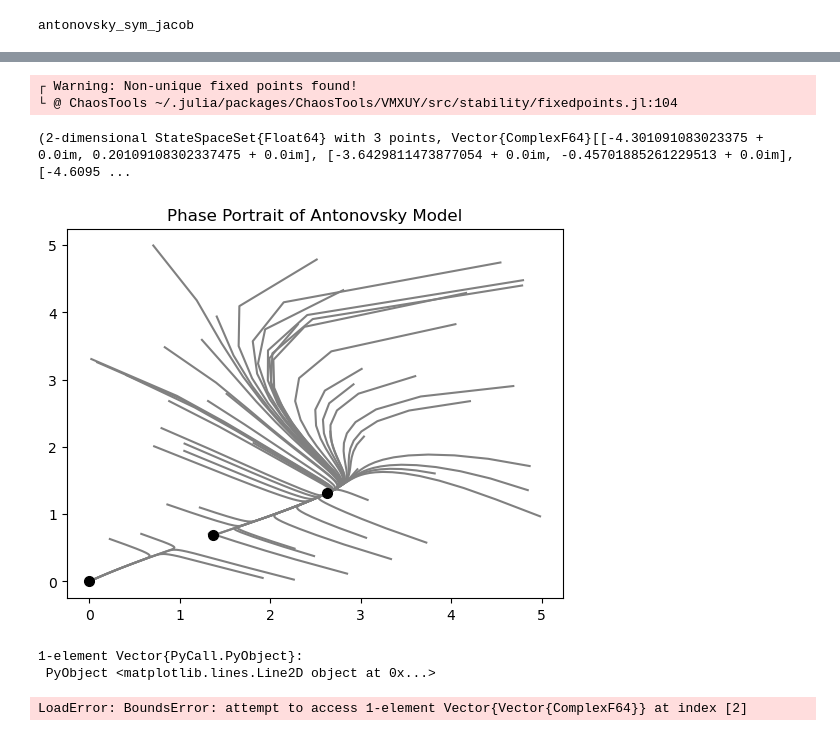
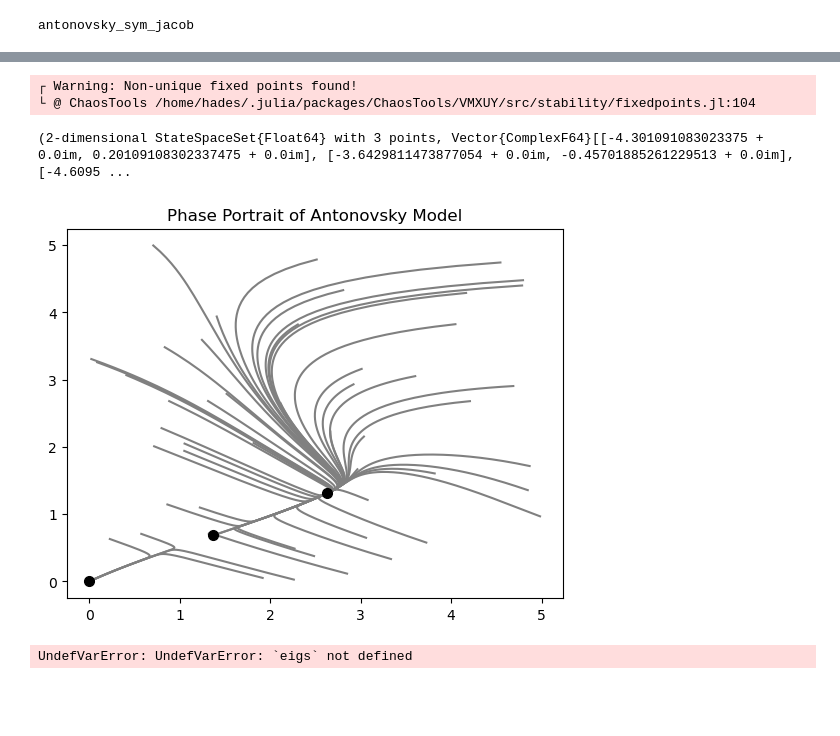
Before and after one commit to marcelvdla/CSSim, a Jupyter notebook: notebooks/jl_fig1.ipynb, the cells around one changed output, grey strips where cells are left out. Cells and saved outputs as stored; diff of their text form; code cells hidden in the pictures; blank space fills up the shorter version.

```diff
--- a/notebooks/jl_fig1.ipynb
+++ b/notebooks/jl_fig1.ipynb
@@ -21,5 +21,5 @@ n_states = 2
 
 # Create initial states
 rng = MersenneTwister(42)
-u0s = 5*rand(rng, Un_initial_points, n_states))
+u0s = 5*rand(rng, n_initial_points, n_states)
 # %% [output]
@@ -34,7 +50,7 @@ ds = one_forest_system(u0s[1, :]; ρ = ρ, f = f, h = h)
 fps, eigs, stable = fixedpoints(ds, box, antonovsky_jacob)
 # %% [output]
 ┌ Warning: Non-unique fixed points found!
-└ @ ChaosTools ~/.julia/packages/ChaosTools/VMXUY/src/stability/fixedpoints.jl:104
+└ @ ChaosTools /home/hades/.julia/packages/ChaosTools/VMXUY/src/stability/fixedpoints.jl:104
 (2-dimensional StateSpaceSet{Float64} with 3 points, Vector{ComplexF64}[[-4.301091083023375 + 0.0im, 0.20109108302337475 + 0.0im], [-3.6429811473877054 + 0.0im, -0.45701885261229513 + 0.0im], [-4.6095 ...
 # %%
 ## symbolic jacobian for antonvosky model
@@ -42,28 +58,28 @@ fps, eigs, stable = fixedpoints(ds, box, antonovsky_jacob)
 # %%
 # Iterate through initial states and create phase portrait
 nrows = size(u0s)[1]
+fig, ax = plt.subplots()
 for i in 1:nrows
     ds = one_forest_system(u0s[i,:], ρ = ρ, f = f, h = h)
-    trajectory_ds = trajectory(ds, T)
+    trajectory_ds = trajectory(ds, T; Δt = 0.01)
     X, _ = trajectory_ds
     young_tree_density, old_tree_density = X[:, 1], X[:, 2]
-    plt.plot(young_tree_density, old_tree_density, color = "grey")
+    ax.plot(young_tree_density, old_tree_density, color = "grey")
 end
 
 plt.title("Phase Portrait of Antonovsky Model")
 marker_kwargs = Dict(
     :markerfacecolor => "black",
     :markeredgecolor => "black",
     :marker => "o",
     :markersize => 7,
 )
-plt.plot([fps[1, 1]], [fps[1, 2]]; marker_kwargs...)
-plt.plot([fps[2, 1]], [fps[2, 2]]; marker_kwargs...)
-plt.plot([fps[3, 1]], [fps[3, 2]]; marker_kwargs...)
+ax.plot([fps[1, 1]], [fps[1, 2]]; marker_kwargs...)
+ax.plot([fps[2, 1]], [fps[2, 2]]; marker_kwargs...)
+ax.plot([fps[3, 1]], [fps[3, 2]]; marker_kwargs...)
+fig
 # %% [output]
-[figure, old version]
+[figure, new version]
-1-element Vector{PyCall.PyObject}:
- PyObject <matplotlib.lines.Line2D object at 0x...>
 # %%
 function interpret_eigenvalues(eigs)
     for i in 1:size(eigs)[1]
@@ -97,4 +113,4 @@ end
 # Call the function with your eigenvalues
 interpret_eigenvalues(eigs)
 # %% [output]
-LoadError: BoundsError: attempt to access 1-element Vector{Vector{ComplexF64}} at index [2]
+UndefVarError: UndefVarError: `eigs` not defined
```
Also changed, not shown: parts of 1 cell of this notebook, 4 other files.
